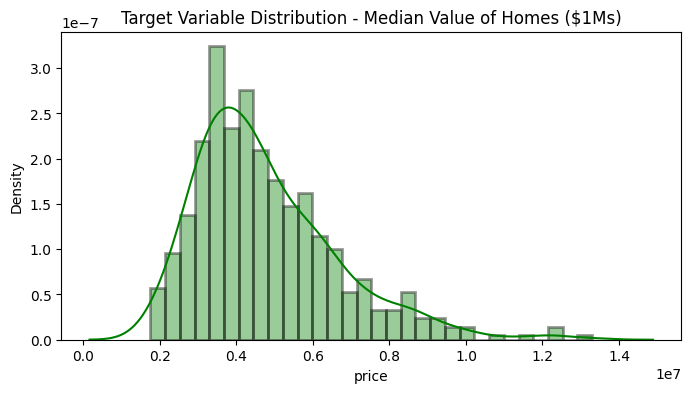
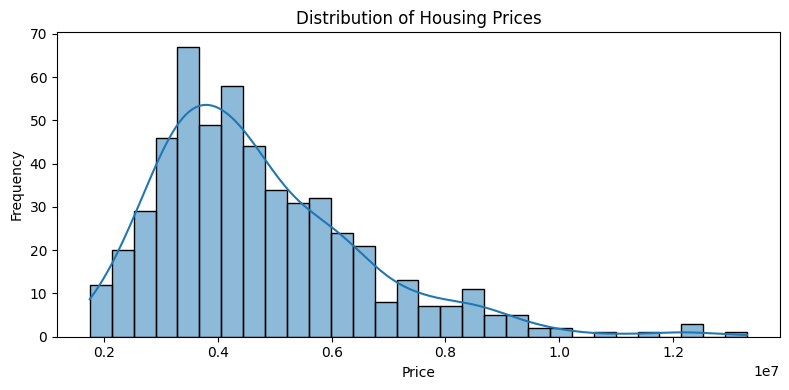
The notebook cell's code change between the first figure and the second:
--- before
+++ after
@@ -1,6 +1,21 @@
-#Let us first analyze the distribution of the target variable
+plt.figure(figsize=(8, 4))
 
-plt.figure(figsize=[8,4])
-sns.distplot(df[target], color='g',hist_kws=dict(edgecolor="black", linewidth=2), bins=30)
-plt.title('Target Variable Distribution - Median Value of Homes ($1Ms)')
+sns.histplot(
+    data=df,
+    x=target,
+    bins=30,
+    kde=True
+)
+
+plt.title("Distribution of Housing Prices")
+plt.xlabel("Price")
+plt.ylabel("Frequency")
+plt.tight_layout()
+
+plt.savefig(
+    FIGURES_DIR / "01_price_distribution.png",
+    dpi=300,
+    bbox_inches="tight"
+)
+
 plt.show()

Commit: Update output